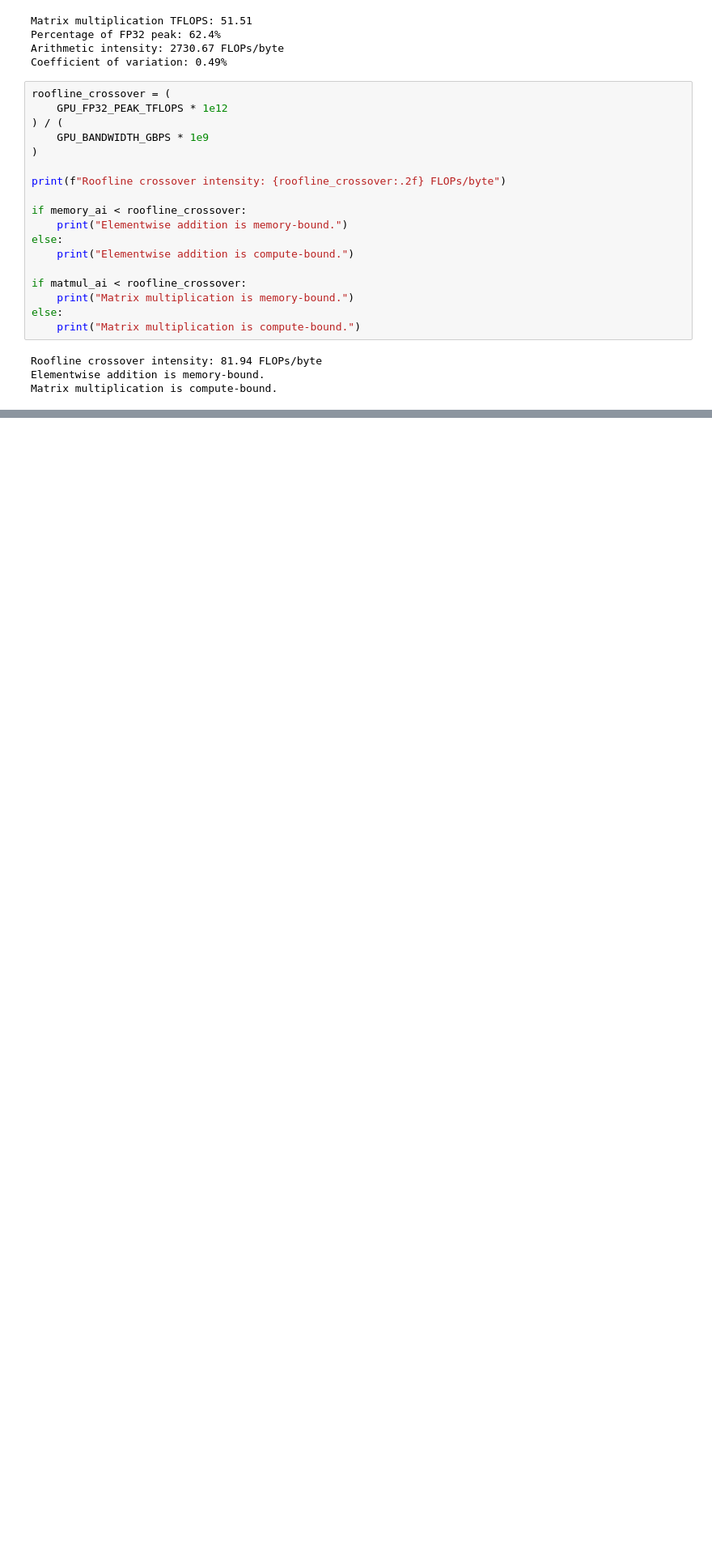
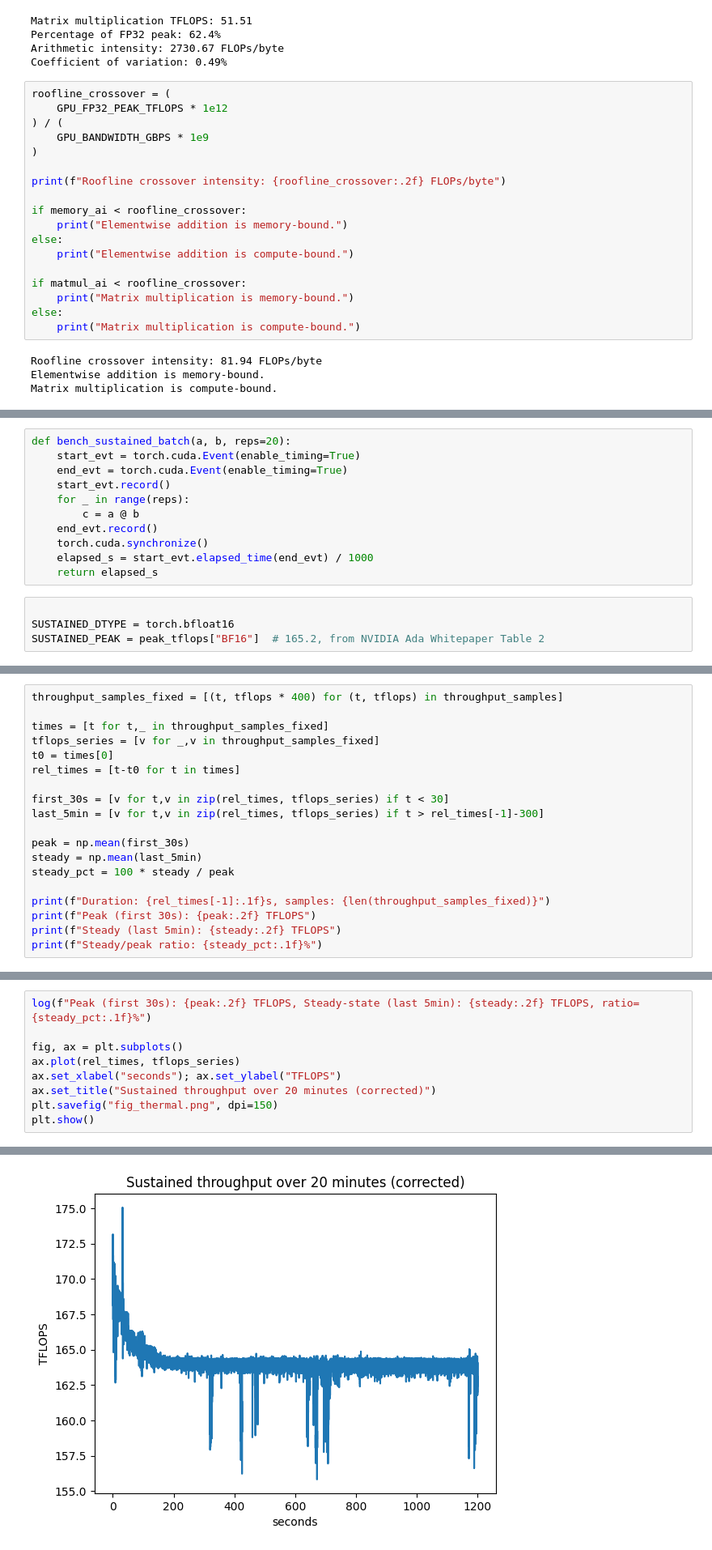
Before and after one commit to vedika0806/data266-5937, a Jupyter notebook: hw2-5/HW2-5_git.ipynb, the cells around one changed output, grey strips where cells are left out. Shown at 81% size. Saved outputs shown, nothing was run; the diff lists cells and outputs as text; blank space fills up the shorter version.

```diff
--- a/hw2-5/HW2-5_git.ipynb
+++ b/hw2-5/HW2-5_git.ipynb
@@ -933,0 +1400,15 @@ Matrix multiplication is compute-bound.
+# %%
+def bench_sustained_batch(a, b, reps=20):
+    start_evt = torch.cuda.Event(enable_timing=True)
+    end_evt = torch.cuda.Event(enable_timing=True)
+    start_evt.record()
+    for _ in range(reps):
+        c = a @ b
+    end_evt.record()
+    torch.cuda.synchronize()
+    elapsed_s = start_evt.elapsed_time(end_evt) / 1000
+    return elapsed_s
+# %%
+
+SUSTAINED_DTYPE = torch.bfloat16
+SUSTAINED_PEAK = peak_tflops["BF16"]  # 165.2, from NVIDIA Ada Whitepaper Table 2
@@ -933,0 +1467,19 @@ Matrix multiplication is compute-bound.
+# %%
+throughput_samples_fixed = [(t, tflops * 400) for (t, tflops) in throughput_samples]
+
+times = [t for t,_ in throughput_samples_fixed]
+tflops_series = [v for _,v in throughput_samples_fixed]
+t0 = times[0]
+rel_times = [t-t0 for t in times]
+
+first_30s = [v for t,v in zip(rel_times, tflops_series) if t < 30]
+last_5min = [v for t,v in zip(rel_times, tflops_series) if t > rel_times[-1]-300]
+
+peak = np.mean(first_30s)
+steady = np.mean(last_5min)
+steady_pct = 100 * steady / peak
+
+print(f"Duration: {rel_times[-1]:.1f}s, samples: {len(throughput_samples_fixed)}")
+print(f"Peak (first 30s): {peak:.2f} TFLOPS")
+print(f"Steady (last 5min): {steady:.2f} TFLOPS")
+print(f"Steady/peak ratio: {steady_pct:.1f}%")
@@ -933,0 +1491,10 @@ Matrix multiplication is compute-bound.
+# %%
+log(f"Peak (first 30s): {peak:.2f} TFLOPS, Steady-state (last 5min): {steady:.2f} TFLOPS, ratio={steady_pct:.1f}%")
+
+fig, ax = plt.subplots()
+ax.plot(rel_times, tflops_series)
+ax.set_xlabel("seconds"); ax.set_ylabel("TFLOPS")
+ax.set_title("Sustained throughput over 20 minutes (corrected)")
+plt.savefig("fig_thermal.png", dpi=150)
+plt.show()
+# %% [output]
@@ -933,0 +1502 @@ Matrix multiplication is compute-bound.
+[figure, added]
```
Also changed, not shown: parts of 31 cells of this notebook, 6 other files.
